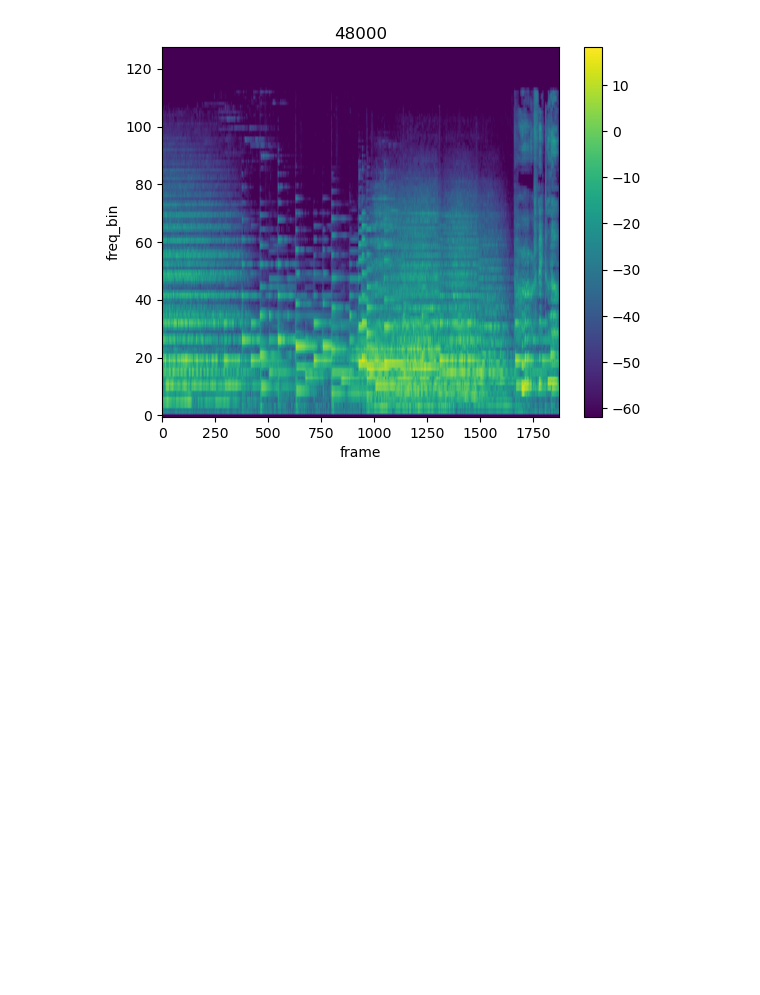
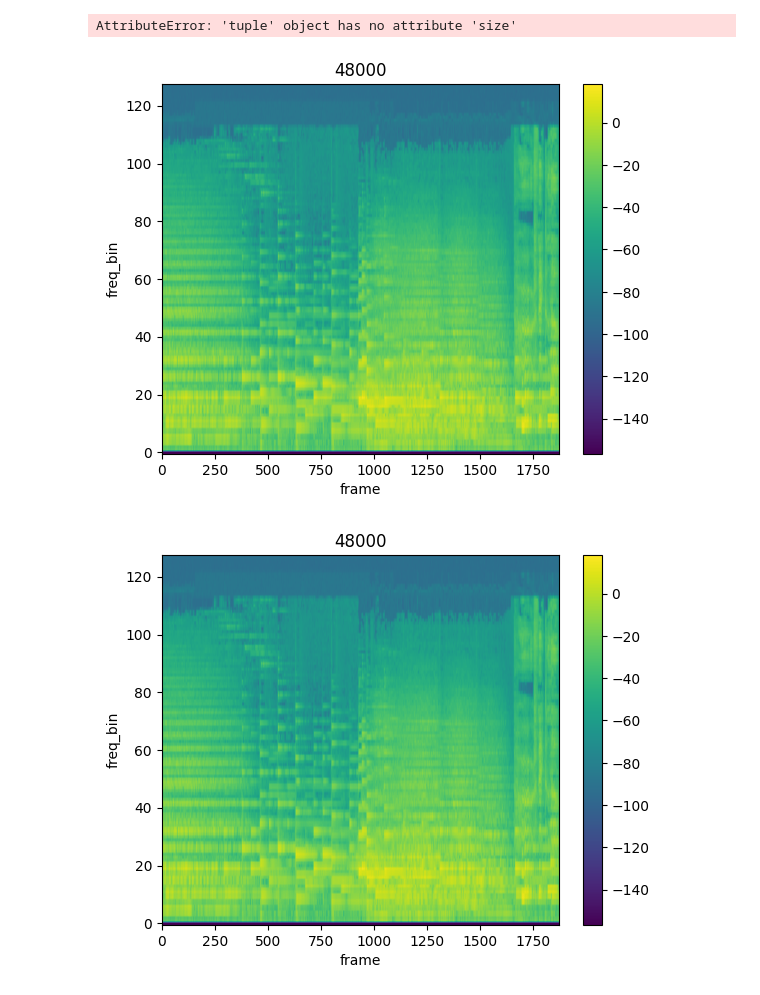
Before and after one commit to NakataKoo/music-text-multimodal-diffusion, a Jupyter notebook: train.ipynb, the cells around one changed output. Cells and saved outputs as stored; diff of their text form; code cells hidden in the pictures; blank space fills up the shorter version.

Commit message:
add clip

```diff
--- a/train.ipynb
+++ b/train.ipynb
@@ -108,6 +127,10 @@ unet_cfg["openai_unet_codi"]["args"]["unet_text_cfg"] = ConfigObject(unet_cfg["o
 unet_cfg["openai_unet_codi"]["args"]["unet_audio_cfg"] = ConfigObject(unet_cfg["openai_unet_2d_audio"])
 unet = ConfigObject(unet_cfg["openai_unet_codi"])
 
+# CLIP
+clip_cfg = load_yaml_config('configs/model/clip.yaml')
+clip = ConfigObject(clip_cfg["clip_frozen"])
+
 # CoDiモデルのインスタンスを作成
-model = codi.CoDi(audioldm_cfg=audioldm, optimus_cfg=optimus, clap_cfg=clap, unet_config=unet)
+model = codi.CoDi(audioldm_cfg=audioldm, optimus_cfg=optimus, clip_cfg=clip, clap_cfg=clap, unet_config=unet)
 # %% [output]
@@ -152,12 +243,19 @@ plot_waveform(dataset[0][0], sample_rate)
 Audio(dataset[21][0].numpy()[0], rate=sample_rate)
 # %% [output]
 [interactive output not drawn]
+# %%
+dataset[0][0]
+# %% [output]
+AttributeError: 'tuple' object has no attribute 'size'
 # %%
 melspec = mel_spectrogram(dataset[0][0])
 plot_spectrogram(
     melspec[0], sample_rate)
+plot_spectrogram(
+  transforms(dataset[0][0], "audio")[0], sample_rate)
 # %% [output]
-[figure, old version]
+[figure, new version]
+[figure, added]
 # %%
 ### 学習ループ=============================================
 num_epochs=2
```
Also changed, not shown: parts of 12 cells of this notebook, 15 other files.
